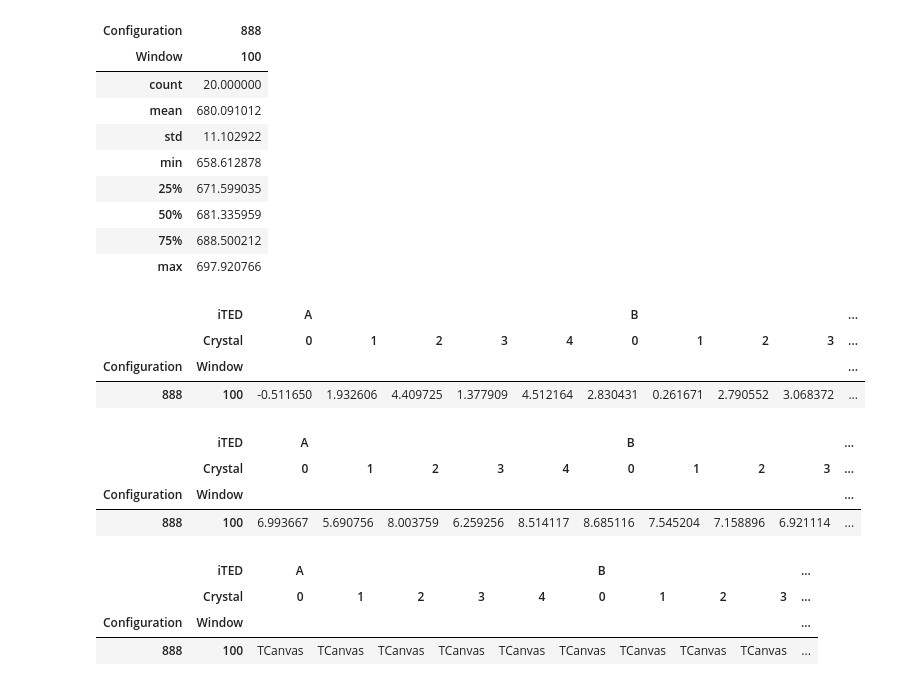
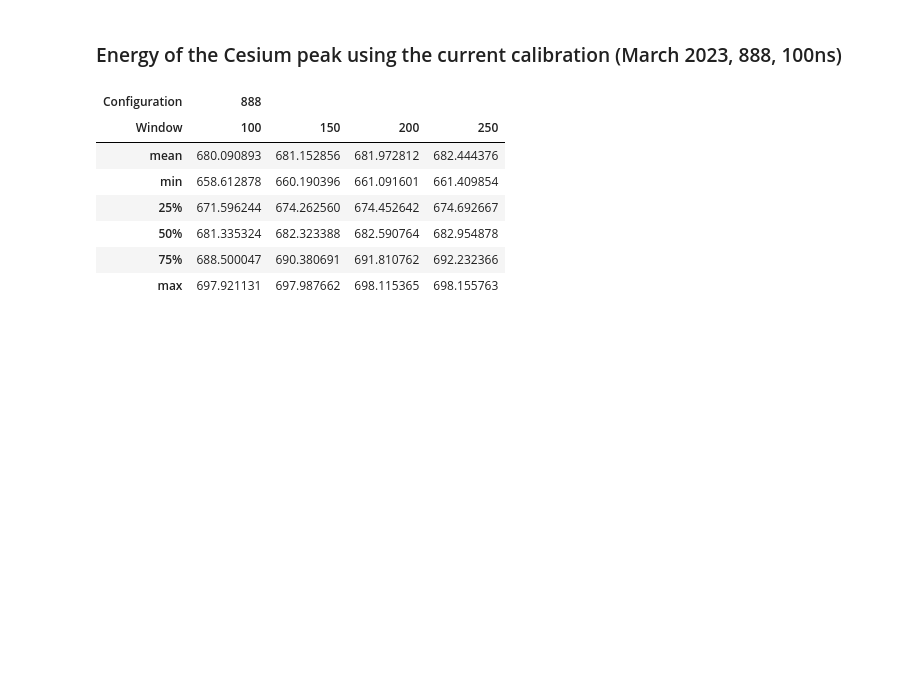
Before and after one commit to BGameiro2000/nucphys-thesis, a Jupyter notebook: code/analysis/PyROOT_resolution_Cs137v3.ipynb, the cells around one changed output. Saved outputs shown, nothing was run; the diff lists cells and outputs as text; code cells hidden in the pictures; blank space fills up the shorter version.

```diff
--- a/code/analysis/PyROOT_resolution_Cs137v3.ipynb
+++ b/code/analysis/PyROOT_resolution_Cs137v3.ipynb
@@ -121,8 +130,8 @@ iTED_cal
 | P1 | 1.96942 | 1.813160 | 2.304510 | 1.764130 | 2.327000 | 2.228220 | 2.581200 | 2.116580 | 2.010630 | 2.193700 | 2.179250 | ... |
 | P2 | 0.00042 | 0.000665 | 0.001125 | 0.000595 | 0.001193 | 0.000559 | 0.001048 | 0.001154 | 0.000915 | 0.000946 | 0.000469 | ... |
 # %%
-config = [885, 888, 8811]
-CW = [100, 200]
+config = [888, 8811]
+CW = [100,150,200,250]
 
 ited = ["A","B","C","D"]
 crystal = [0,1,2,3,4]
@@ -140,8 +149,6 @@ mcol = pandas.MultiIndex.from_product(
 spectra = pandas.DataFrame(index = midx, columns = mcol)
 
 # Access using spectra[iTED,Crystal][Configuration,Window]
-
-spectra
 # %% [output]
 |  | iTED | A |  |  |  |  | B |  |  |  | ... |
 |  | Crystal | 0 | 1 | 2 | 3 | 4 | 0 | 1 | 2 | 3 | ... |
@@ -294,38 +332,21 @@ spectra.applymap(lambda x: get_resolution(x)[1]).T.describe()
+# %% [markdown]
+### Energy of the Cesium peak using the current calibration (March 2023, 888, 100ns)
 # %%
-spectra.applymap(lambda x: get_resolution(x)[2]).T.describe()
+spectra.applymap(lambda x: get_resolution(x)[2]).T.describe().drop(['count', 'std'], axis=0).style.background_gradient(cmap ='YlOrRd',axis=None)
 # %% [output]
-| Configuration | 888 |
-| Window | 100 |
-| count | 20.000000 |
-| mean | 680.091012 |
-| std | 11.102922 |
-| min | 658.612878 |
-| 25% | 671.599035 |
-| 50% | 681.335959 |
-| 75% | 688.500212 |
-| max | 697.920766 |
+| Configuration | 888 |  |  |  |
+| Window | 100 | 150 | 200 | 250 |
+| mean | 680.090893 | 681.152856 | 681.972812 | 682.444376 |
+| min | 658.612878 | 660.190396 | 661.091601 | 661.409854 |
+| 25% | 671.596244 | 674.262560 | 674.452642 | 674.692667 |
+| 50% | 681.335324 | 682.323388 | 682.590764 | 682.954878 |
+| 75% | 688.500047 | 690.380691 | 691.810762 | 692.232366 |
+| max | 697.921131 | 697.987662 | 698.115365 | 698.155763 |
 # %%
-spectra.applymap(lambda x: (get_resolution(x)[2]-662)/662*100).style.background_gradient(cmap ='YlOrRd',axis=None)
+#spectra.applymap(lambda x: (get_resolution(x)[2]-662)/662*100).style.background_gradient(cmap ='YlOrRd',axis=None)
-# %% [output]
-|  | iTED | A |  |  |  |  | B |  |  |  | ... |
-|  | Crystal | 0 | 1 | 2 | 3 | 4 | 0 | 1 | 2 | 3 | ... |
-| Configuration | Window |  |  |  |  |  |  |  |  |  | ... |
-| 888 | 100 | -0.511650 | 1.932606 | 4.409725 | 1.377909 | 4.512164 | 2.830431 | 0.261671 | 2.790552 | 3.068372 | ... |
-# %%
-spectra.applymap(lambda x: get_resolution(x)[1]).style.background_gradient(cmap ='YlOrRd',axis=None)
-# %% [output]
-|  | iTED | A |  |  |  |  | B |  |  |  | ... |
-|  | Crystal | 0 | 1 | 2 | 3 | 4 | 0 | 1 | 2 | 3 | ... |
-| Configuration | Window |  |  |  |  |  |  |  |  |  | ... |
-| 888 | 100 | 6.993667 | 5.690756 | 8.003759 | 6.259256 | 8.514117 | 8.685116 | 7.545204 | 7.158896 | 6.921114 | ... |
 # %%
 canvas = spectra.applymap(TH1D_draw)
-canvas.applymap(lambda x: type(x).__name__)
+#canvas.applymap(lambda x: type(x).__name__)
-# %% [output]
-|  | iTED | A |  |  |  |  | B |  |  |  | ... |
-|  | Crystal | 0 | 1 | 2 | 3 | 4 | 0 | 1 | 2 | 3 | ... |
-| Configuration | Window |  |  |  |  |  |  |  |  |  | ... |
-| 888 | 100 | TCanvas | TCanvas | TCanvas | TCanvas | TCanvas | TCanvas | TCanvas | TCanvas | TCanvas | ... |
 # %%
 for col in canvas.columns:
     for row in canvas.index:
```
Also changed, not shown: parts of 14 cells of this notebook, 6 other files.
